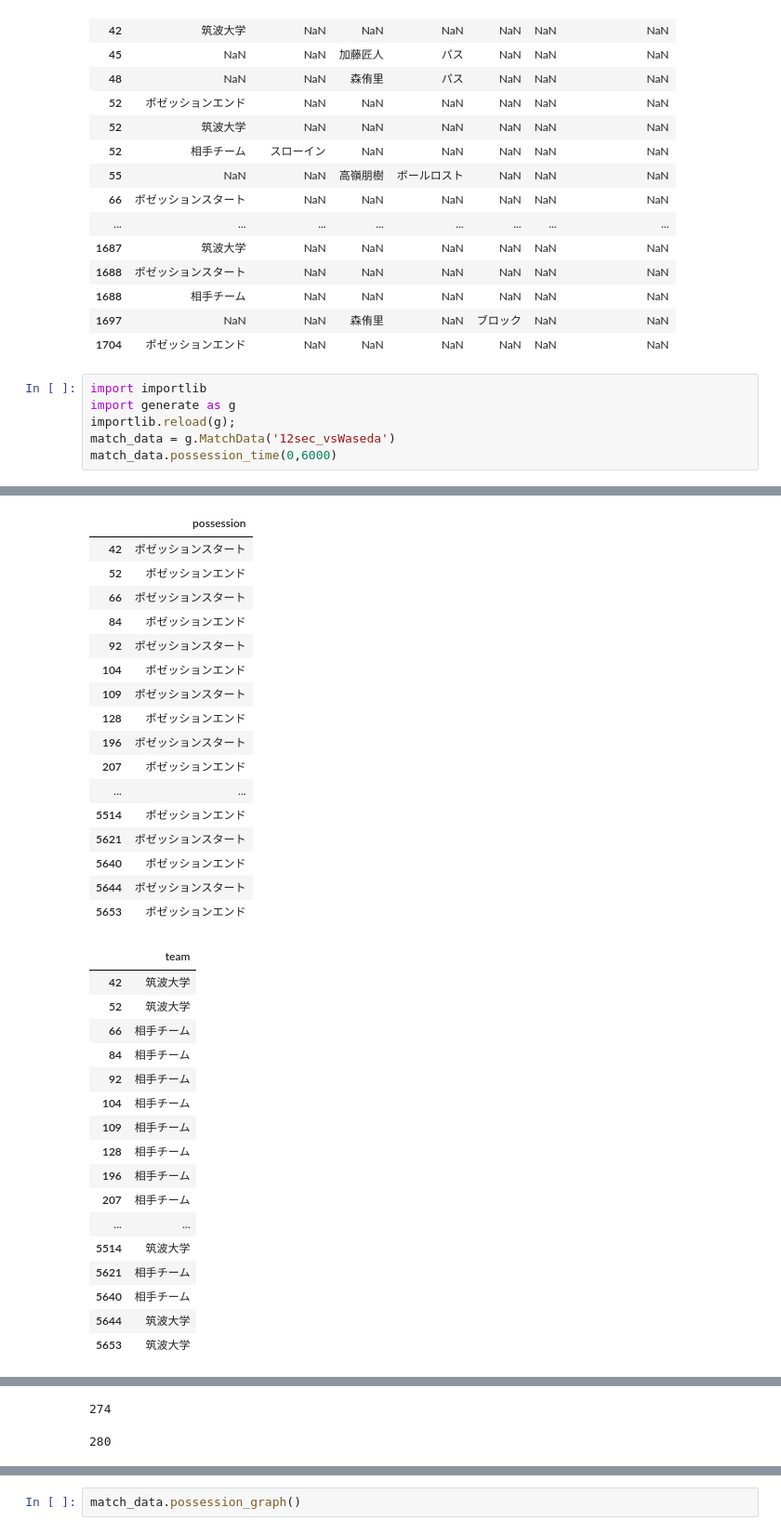
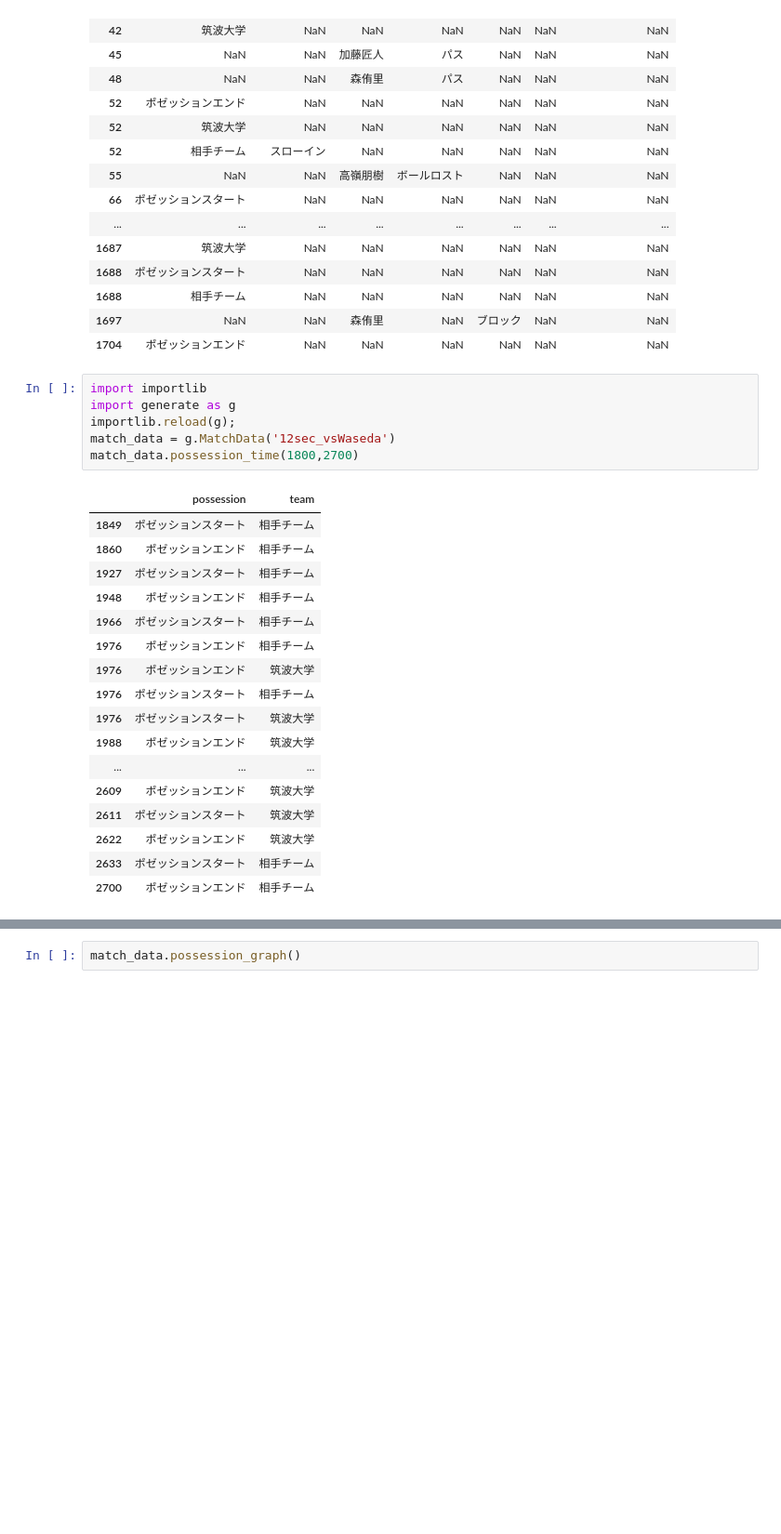
Before and after one commit to shukyu/Dashboard, a Jupyter notebook: generate.ipynb, the cells around one changed output, grey strips where cells are left out. Shown at 93% size. Cells and saved outputs as stored; diff of their text form; blank space fills up the shorter version.

```diff
--- a/generate.ipynb
+++ b/generate.ipynb
@@ -91,7 +91,24 @@ Index(['="0:00:48:18"', '="0:00:52:05"', '="0:00:52:05"', '="0:00:52:85"',
 # %%
 import importlib
 import generate as g
 importlib.reload(g);
 match_data = g.MatchData('12sec_vsWaseda')
-match_data.possession_time(0,6000)
+match_data.possession_time(1800,2700)
 # %% [output]
+|  | possession | team |
+| 1849 | ポゼッションスタート | 相手チーム |
+| 1860 | ポゼッションエンド | 相手チーム |
+| 1927 | ポゼッションスタート | 相手チーム |
+| 1948 | ポゼッションエンド | 相手チーム |
+| 1966 | ポゼッションスタート | 相手チーム |
+| 1976 | ポゼッションエンド | 相手チーム |
+| 1976 | ポゼッションエンド | 筑波大学 |
+| 1976 | ポゼッションスタート | 相手チーム |
+| 1976 | ポゼッションスタート | 筑波大学 |
+| 1988 | ポゼッションエンド | 筑波大学 |
+| ... | ... | ... |
+| 2609 | ポゼッションエンド | 筑波大学 |
+| 2611 | ポゼッションスタート | 筑波大学 |
+| 2622 | ポゼッションエンド | 筑波大学 |
+| 2633 | ポゼッションスタート | 相手チーム |
+| 2700 | ポゼッションエンド | 相手チーム |
@@ -104,34 +115,0 @@ Index(['="0:00:48:18"', '="0:00:52:05"', '="0:00:52:05"', '="0:00:52:85"',
-|  | possession |
-| 42 | ポゼッションスタート |
-| 52 | ポゼッションエンド |
-| 66 | ポゼッションスタート |
-| 84 | ポゼッションエンド |
-| 92 | ポゼッションスタート |
-| 104 | ポゼッションエンド |
-| 109 | ポゼッションスタート |
-| 128 | ポゼッションエンド |
-| 196 | ポゼッションスタート |
-| 207 | ポゼッションエンド |
-| ... | ... |
-| 5514 | ポゼッションエンド |
-| 5621 | ポゼッションスタート |
-| 5640 | ポゼッションエンド |
-| 5644 | ポゼッションスタート |
-| 5653 | ポゼッションエンド |
-|  | team |
-| 42 | 筑波大学 |
-| 52 | 筑波大学 |
-| 66 | 相手チーム |
-| 84 | 相手チーム |
-| 92 | 相手チーム |
-| 104 | 相手チーム |
-| 109 | 相手チーム |
-| 128 | 相手チーム |
-| 196 | 相手チーム |
-| 207 | 相手チーム |
-| ... | ... |
-| 5514 | 筑波大学 |
-| 5621 | 相手チーム |
-| 5640 | 相手チーム |
-| 5644 | 筑波大学 |
-| 5653 | 筑波大学 |
@@ -155,2 +115,0 @@ Index(['="0:00:48:18"', '="0:00:52:05"', '="0:00:52:05"', '="0:00:52:85"',
-274
-280
```
Also changed, not shown: parts of 1 cell of this notebook, 51 other files.
